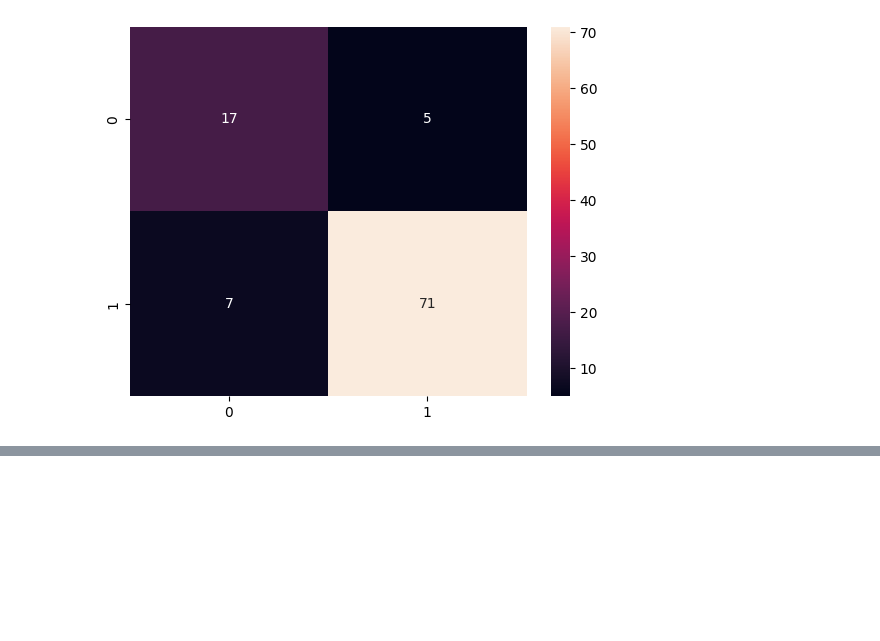
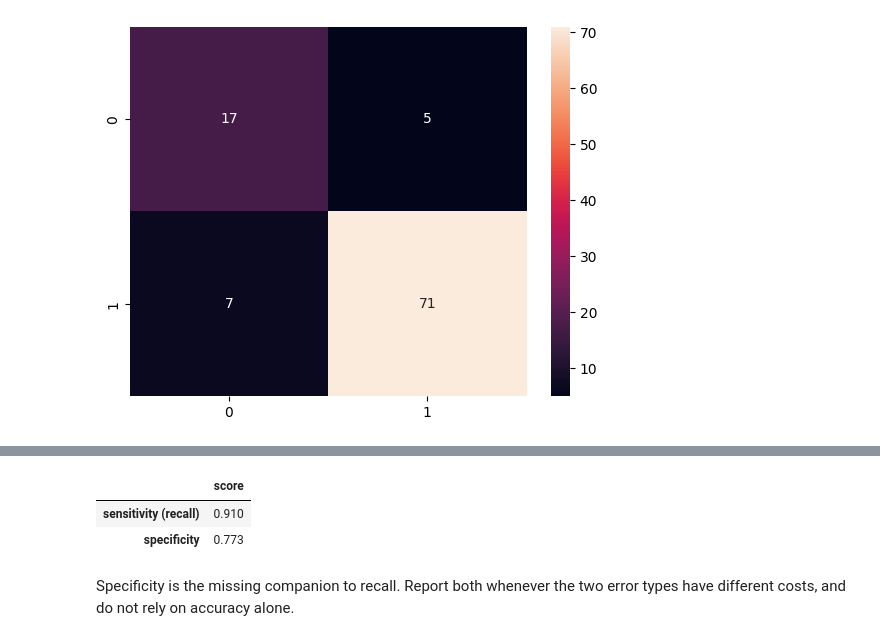
Before and after one commit to Ken-Kanike/ML, a Jupyter notebook: Core_ML/m8.ipynb, the cells around one changed output, grey strips where cells are left out. Cells and saved outputs as stored; diff of their text form; code cells hidden in the pictures; blank space fills up the shorter version.

Commit message:
feat: add ML workflow introduction and specificity notes

```diff
--- a/Core_ML/m8.ipynb
+++ b/Core_ML/m8.ipynb
@@ -286,0 +308,23 @@ f1_score(y_test , lr.predict(x_test))*100
+# %%
+
+tn, fp, fn, tp = confusion_matrix(y_test, lr.predict(x_test)).ravel()
+
+specificity = tn / (tn + fp)
+sensitivity = tp / (tp + fn)
+
+pd.DataFrame(
+    {
+        "score": {
+            "sensitivity (recall)": sensitivity,
+            "specificity": specificity,
+        }
+    }
+).round(3)
+# %% [output]
+|  | score |
+| sensitivity (recall) | 0.910 |
+| specificity | 0.773 |
+# %% [markdown]
+
+Specificity is the missing companion to recall. Report both whenever the two error types have
+different costs, and do not rely on accuracy alone.
```
Also changed, not shown: parts of 6 cells of this notebook, 6 other files.
